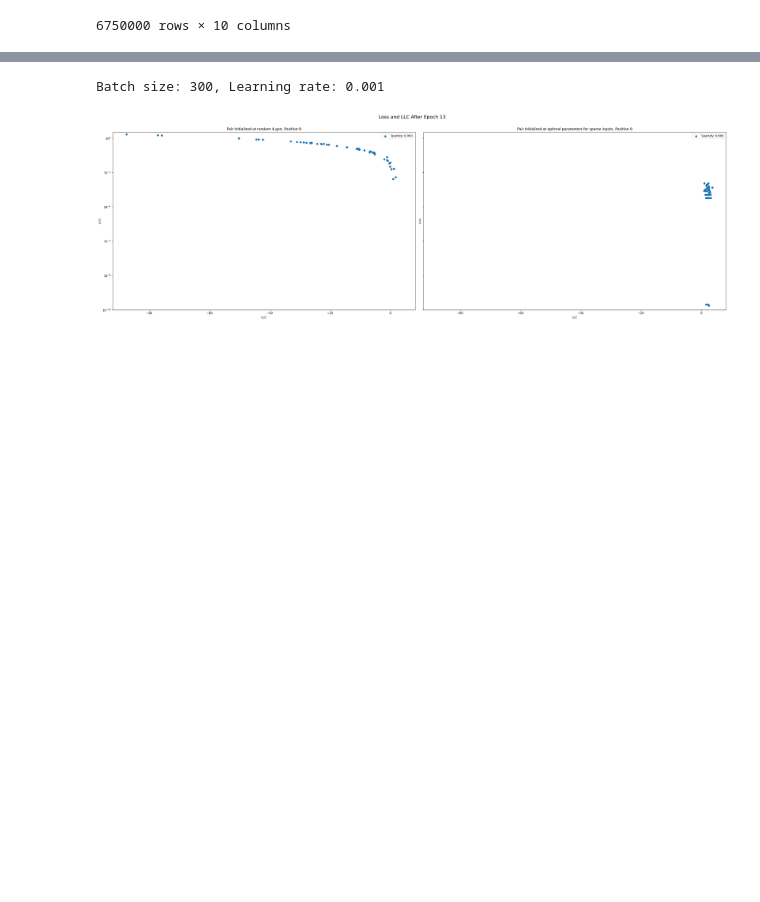
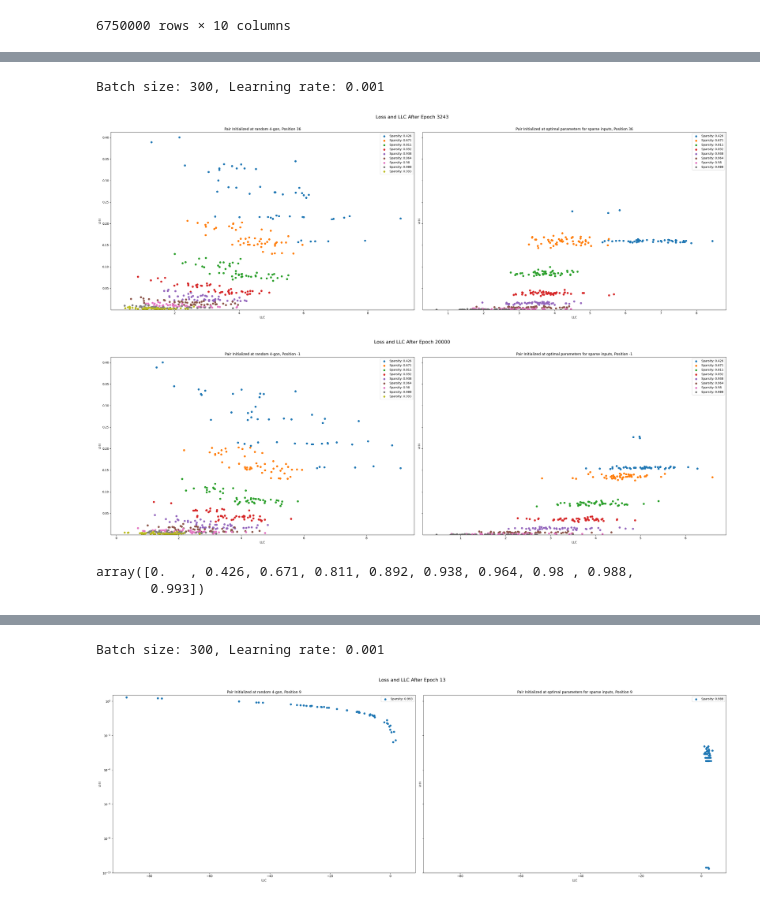
Before and after one commit to anogassis/tms-sparsity, a Jupyter notebook: notebooks/visualize_experiments.ipynb, the cells around one changed output, grey strips where cells are left out. Saved outputs shown, nothing was run; the diff lists cells and outputs as text; code cells hidden in the pictures; blank space fills up the shorter version.

```diff
--- a/notebooks/visualize_experiments.ipynb
+++ b/notebooks/visualize_experiments.ipynb
@@ -127,0 +154,6 @@ Batch size: 300, Learning rate: 0.001
+# %%
+compare_dataframes_and_results([(llc_estimates, results), (llc_estimates2, results2)], positions=[36,-1], hyperparam_combos=[(300, 0.001)], y_scale="linear", sharey=True)
+# %% [output]
+Batch size: 300, Learning rate: 0.001
+[figure, added]
+[figure, added]
@@ -127,0 +162,5 @@ Batch size: 300, Learning rate: 0.001
+# %%
+v
+# %% [output]
+array([0.   , 0.426, 0.671, 0.811, 0.892, 0.938, 0.964, 0.98 , 0.988,
+       0.993])
```
Also changed, not shown: parts of 18 cells of this notebook.
